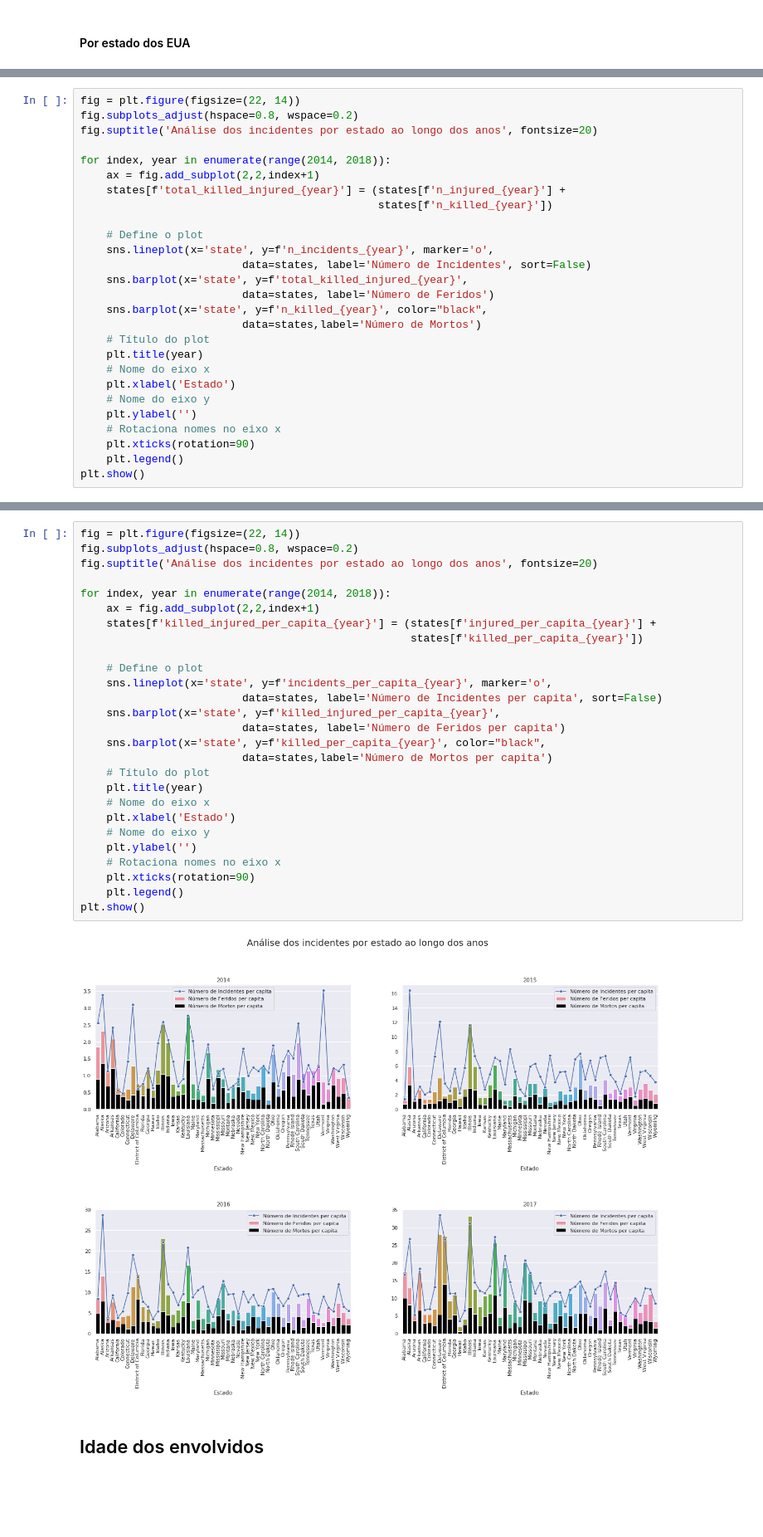
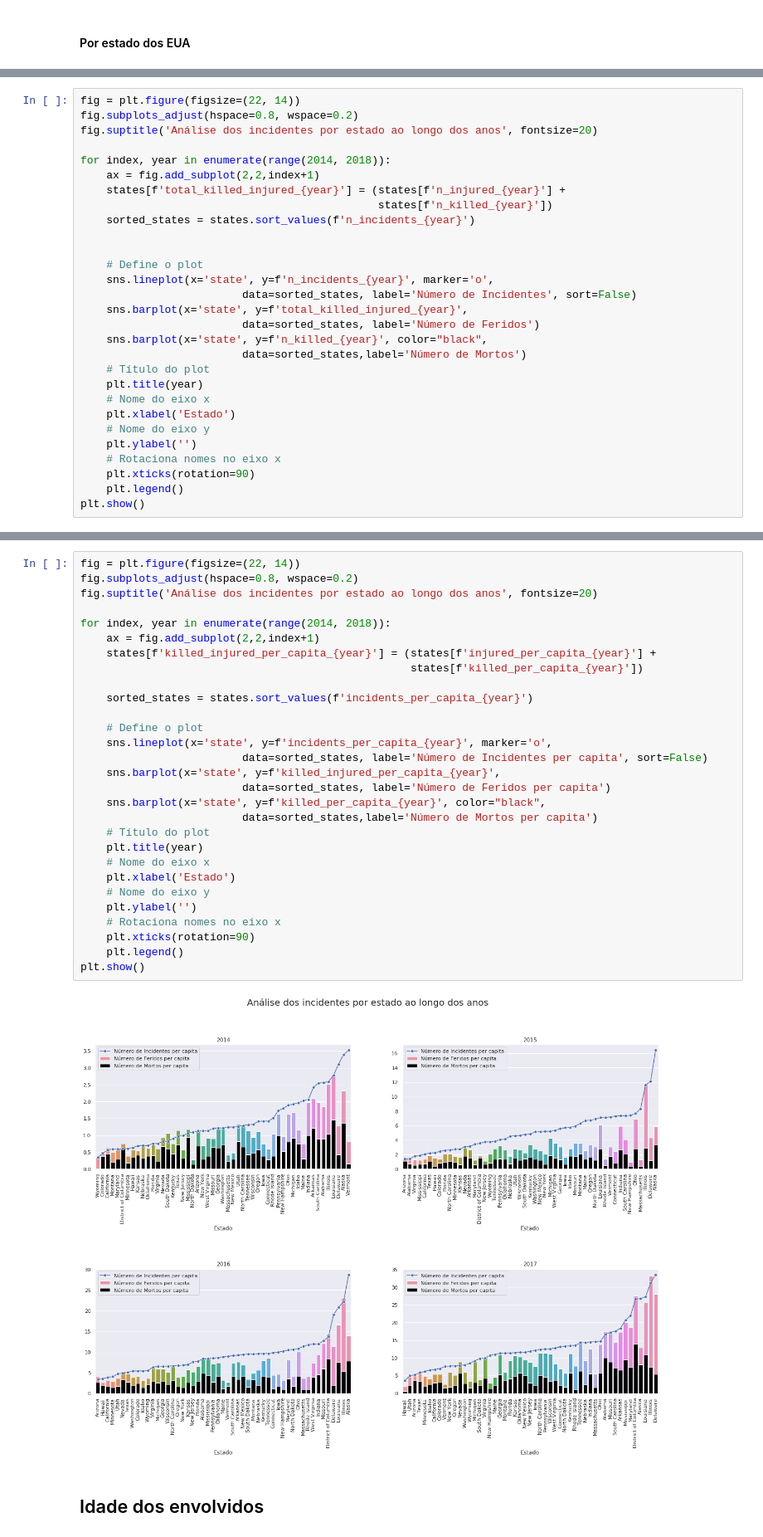
Before and after one commit to PedroPrisxzma/DataScience-Project, a Jupyter notebook: notebooks/Exploratory_Analysis.ipynb, the cells around one changed output, grey strips where cells are left out. Shown at 83% size. Drawn from its saved outputs; the diff is of its cells as text; blank space fills up the shorter version.

Commit message:
levemente modificado alguns plots para ficarem ordenados

```diff
--- a/notebooks/Exploratory_Analysis.ipynb
+++ b/notebooks/Exploratory_Analysis.ipynb
@@ -75,14 +75,16 @@ for index, year in enumerate(range(2014, 2018)):
     ax = fig.add_subplot(2,2,index+1)
     states[f'total_killed_injured_{year}'] = (states[f'n_injured_{year}'] +
                                               states[f'n_killed_{year}'])
+    sorted_states = states.sort_values(f'n_incidents_{year}')
+
 
     # Define o plot
     sns.lineplot(x='state', y=f'n_incidents_{year}', marker='o',
-                         data=states, label='Número de Incidentes', sort=False)
+                         data=sorted_states, label='Número de Incidentes', sort=False)
     sns.barplot(x='state', y=f'total_killed_injured_{year}',
-                         data=states, label='Número de Feridos')
+                         data=sorted_states, label='Número de Feridos')
     sns.barplot(x='state', y=f'n_killed_{year}', color="black",
-                         data=states,label='Número de Mortos')
+                         data=sorted_states,label='Número de Mortos')
     # Título do plot
     plt.title(year)
     # Nome do eixo x
@@ -124,32 +126,34 @@ plt.show()
 # %%
 fig = plt.figure(figsize=(22, 14))
 fig.subplots_adjust(hspace=0.8, wspace=0.2)
 fig.suptitle('Análise dos incidentes por estado ao longo dos anos', fontsize=20)
 
 for index, year in enumerate(range(2014, 2018)):
     ax = fig.add_subplot(2,2,index+1)
     states[f'killed_injured_per_capita_{year}'] = (states[f'injured_per_capita_{year}'] +
                                                    states[f'killed_per_capita_{year}'])
 
+    sorted_states = states.sort_values(f'incidents_per_capita_{year}')
+
     # Define o plot
     sns.lineplot(x='state', y=f'incidents_per_capita_{year}', marker='o',
-                         data=states, label='Número de Incidentes per capita', sort=False)
+                         data=sorted_states, label='Número de Incidentes per capita', sort=False)
     sns.barplot(x='state', y=f'killed_injured_per_capita_{year}',
-                         data=states, label='Número de Feridos per capita')
+                         data=sorted_states, label='Número de Feridos per capita')
     sns.barplot(x='state', y=f'killed_per_capita_{year}', color="black",
-                         data=states,label='Número de Mortos per capita')
+                         data=sorted_states,label='Número de Mortos per capita')
     # Título do plot
     plt.title(year)
     # Nome do eixo x
     plt.xlabel('Estado')
     # Nome do eixo y
     plt.ylabel('')
     # Rotaciona nomes no eixo x
     plt.xticks(rotation=90)
     plt.legend()
 plt.show()
 # %% [output]
-[figure, old version]
+[figure, new version]
 # %% [markdown]
 ## Idade dos envolvidos
 # %%
```
Also changed, not shown: parts of 2 cells of this notebook.
